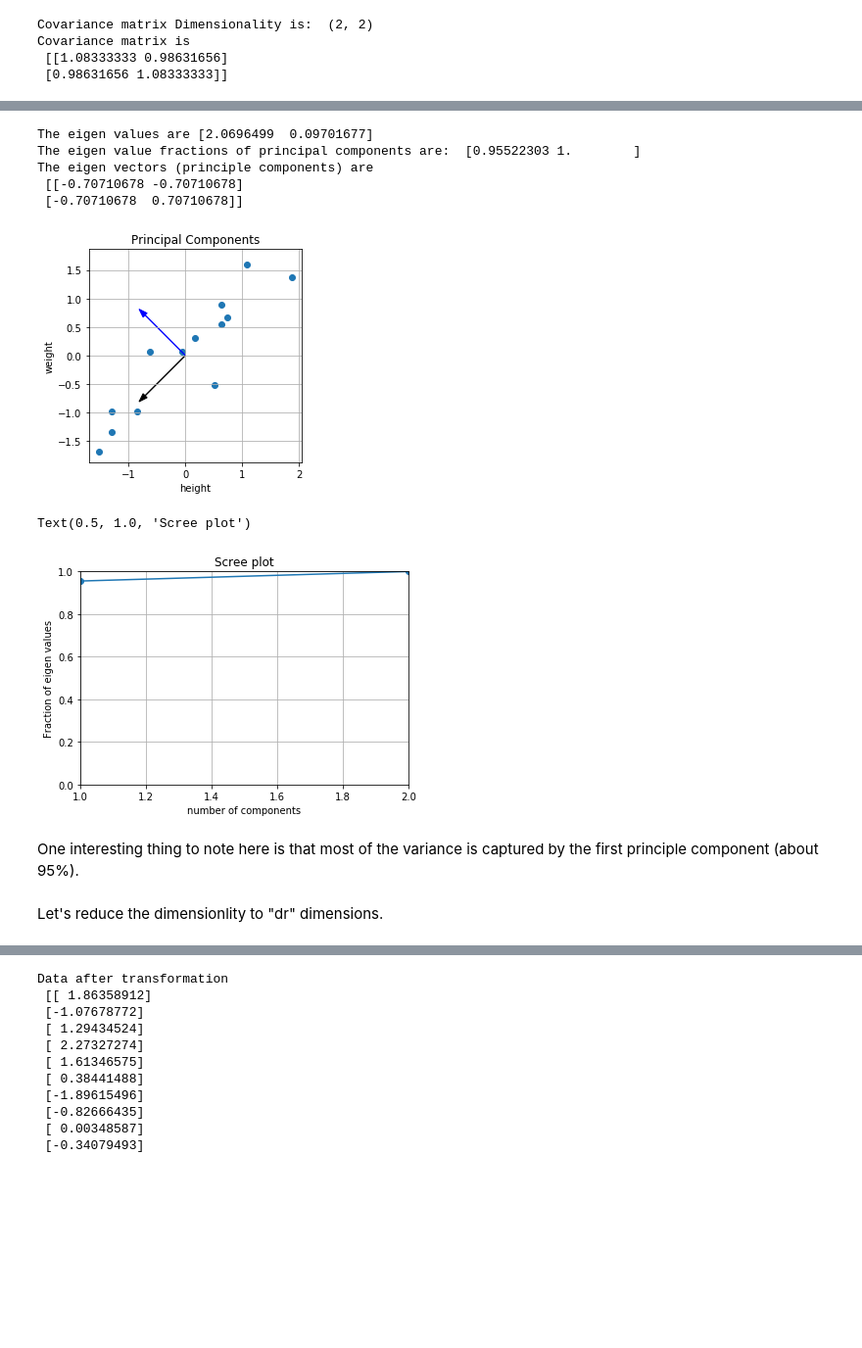
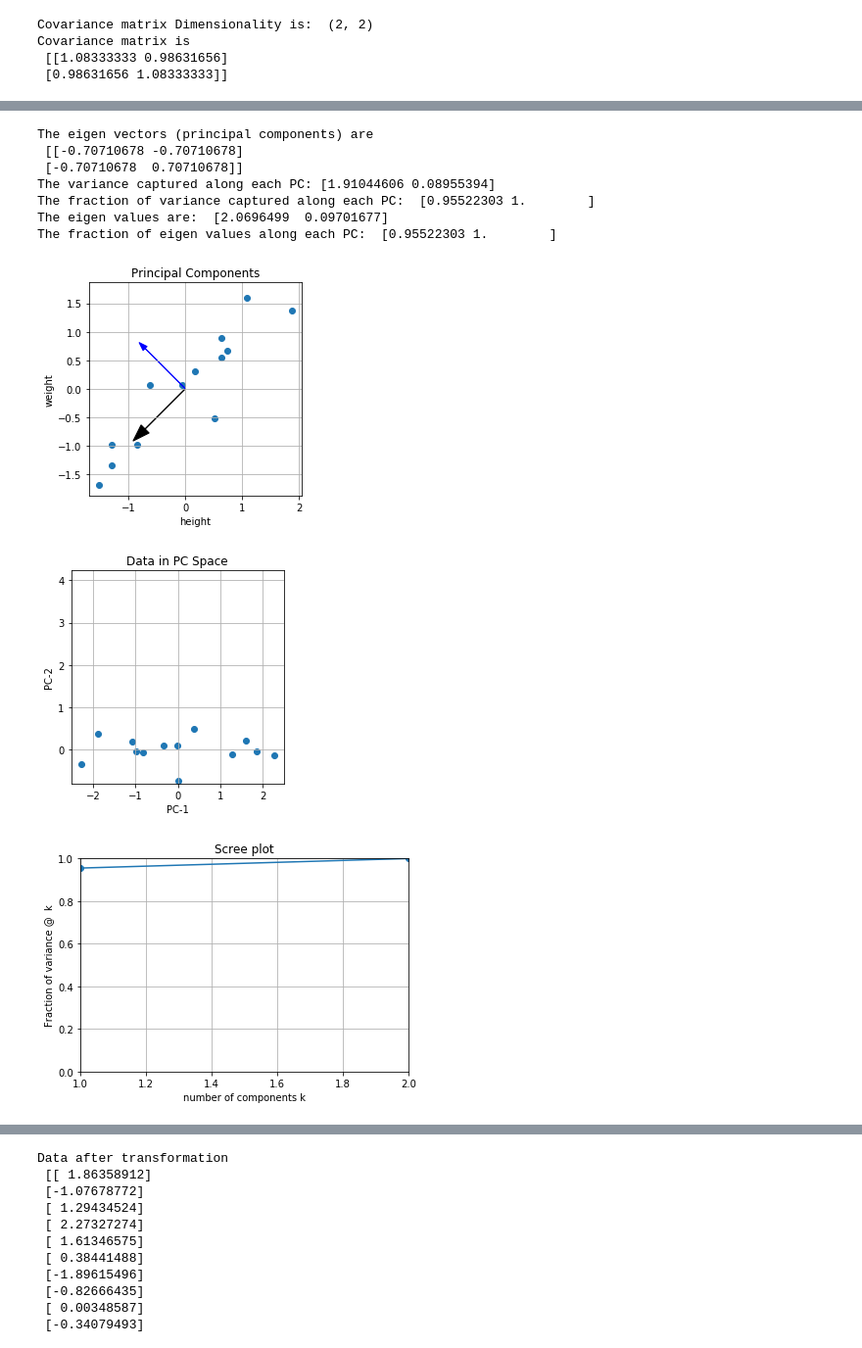
Before and after one commit to foxtrotmike/PCA-Tutorial, a Jupyter notebook: pca.ipynb, the cells around one changed output, grey strips where cells are left out. Shown: that part at 98% size. Saved outputs shown, nothing was run; the diff lists cells and outputs as text; code cells hidden in the pictures; blank space fills up the shorter version.

```diff
--- a/pca.ipynb
+++ b/pca.ipynb
@@ -95,11 +98,11 @@ Let's calculate the Covariance matrix. Note that the covariance matrix is symmet
 # %%
-snapshot = (N<d)
 snapshot = False #See details on the Snapshot method below
 
 if not snapshot:
-    C = np.cov(Xn.T)
+    C = np.cov(Xn.T) # Determine dxd sized Cov. Matrix
 else:
-    C = np.cov(Xn)
+    C = np.cov(Xn) # Determine NxN sized Cov. Matrix
+
 print("Covariance matrix Dimensionality is: ",C.shape)
 print("Covariance matrix is\n",C)
 # %% [output]
@@ -114,45 +117,58 @@ Let's calculate the eigen values and principal components and sort them in desce
 # %%
 ev,pc = np.linalg.eig(C)
 ev = np.abs(ev)
-idx = np.argsort(-ev)
-ev = ev[idx]
+
+if snapshot: #ignore on the first reading
+    pc = np.dot(Xn.T,pc[:,:d])
+    pc/= np.linalg.norm(pc,axis=0)
+    pc = np.real(pc)
+cvar =  np.var(np.dot(Xn,pc),axis=0)
+idx = np.argsort(-cvar)
+cvar = cvar[idx]
 pc = pc[:,idx]
 
-if snapshot:
-    pc = np.dot(Xn.T,pc[:,:d])
-    pc/= np.linalg.norm(pc,axis=0)
-    pc = np.real(pc.T)
+print("The eigen vectors (principal components) are \n",pc)
+print("The variance captured along each PC:",cvar)
+print("The fraction of variance captured along each PC: ",np.cumsum(cvar)/np.sum(cvar))
+if not snapshot:
+    ev = ev[idx]
+    print("The eigen values are: ",ev)
+    print("The fraction of eigen values along each PC: ",np.cumsum(ev)/np.sum(ev))
 
-print("The eigen values are",ev)
-print("The eigen value fractions of principal components are: ",np.cumsum(ev)/np.sum(ev))
-print("The eigen vectors (principle components) are \n",pc)
 plt.scatter(Xn[:,0],Xn[:,1])
-plt.arrow(0,0,pc[0,0],pc[1,0],color='k',head_width=0.1)
+plt.arrow(0,0,pc[0,0],pc[1,0],color='k',head_width=0.2)
 plt.arrow(0,0,pc[0,1],pc[1,1],color='b',head_width=0.1)
 plt.axis('square')
 plt.xlabel('height')
 plt.ylabel('weight')
 plt.title("Principal Components")
 plt.grid()
+plt.show()
 
+Z = np.dot(Xn,pc)
+plt.scatter(Z[:,0],Z[:,1])
+plt.axis('square')
+plt.xlabel('PC-1')
+plt.ylabel('PC-2')
+plt.title("Data in PC Space")
+plt.grid()
 plt.show()
 #plotting the scree plot
-plt.plot(np.arange(len(ev))+1,np.cumsum(ev)/np.sum(ev),'o-')
+plt.plot(np.arange(len(cvar))+1,np.cumsum(cvar)/np.sum(cvar),'o-')
 plt.axis([1,len(ev),0,1])
-plt.xlabel("number of components")
-plt.ylabel("Fraction of eigen values")
+plt.xlabel("number of components k")
+plt.ylabel("Fraction of variance @  k")
 plt.grid()
 plt.title("Scree plot")
+plt.show()
 # %% [output]
-The eigen values are [2.0696499  0.09701677]
-The eigen value fractions of principal components are:  [0.95522303 1.        ]
-The eigen vectors (principle components) are
+The eigen vectors (principal components) are
  [[-0.70710678 -0.70710678]
  [-0.70710678  0.70710678]]
+The variance captured along each PC: [1.91044606 0.08955394]
+The fraction of variance captured along each PC:  [0.95522303 1.        ]
+The eigen values are:  [2.0696499  0.09701677]
+The fraction of eigen values along each PC:  [0.95522303 1.        ]
-[figure, old version]
+[figure, new version]
-Text(0.5, 1.0, 'Scree plot')
-[figure, old version]
+[figure, new version]
+[figure, added]
-# %% [markdown]
-One interesting thing to note here is that most of the variance is captured by the first principle component (about 95%).
-# %% [markdown]
-Let's reduce the dimensionlity to "dr" dimensions.
```
Also changed, not shown: parts of 20 cells of this notebook, 2 other files.
